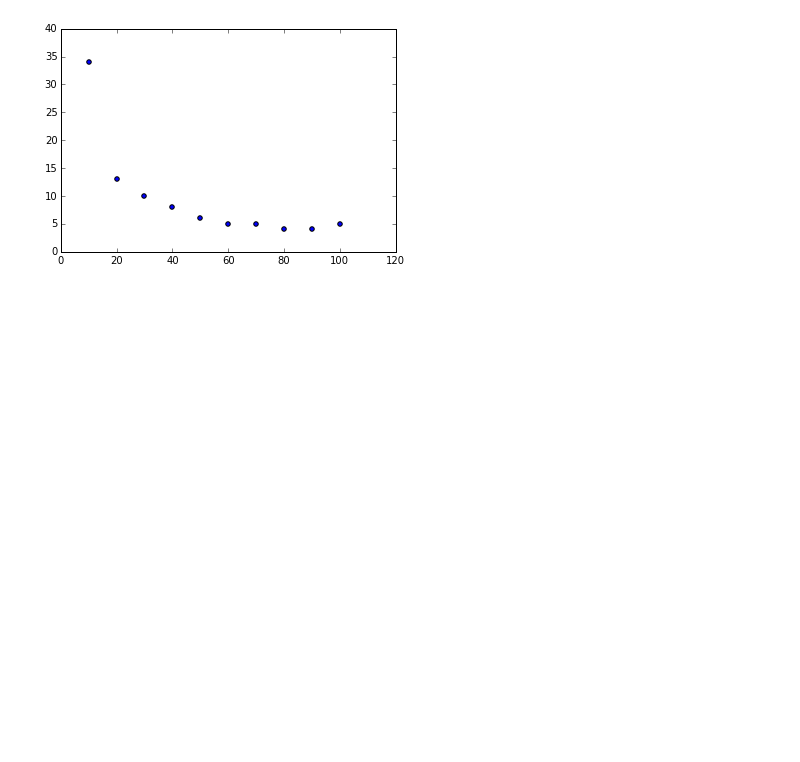
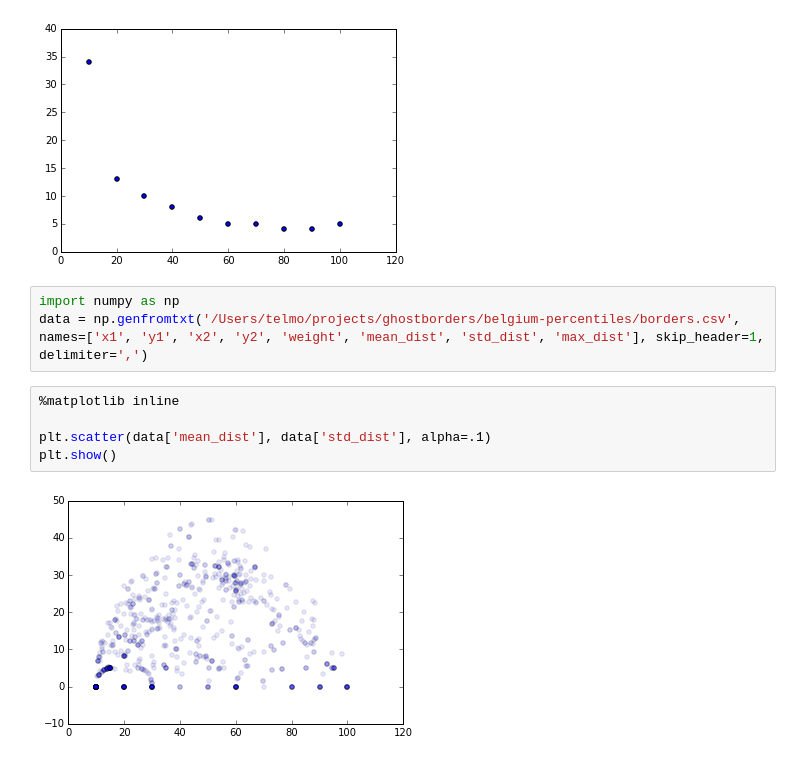
Before and after one commit to telmomenezes/ghostborders, a Jupyter notebook: ipython/graph_stats.ipynb, the cells around one changed output. Cells and saved outputs as stored; diff of their text form; blank space fills up the shorter version.

```diff
--- a/ipython/graph_stats.ipynb
+++ b/ipython/graph_stats.ipynb
@@ -49,3 +49,13 @@ plt.scatter(data['dist'], data['ncomms'])
 plt.show()
 # %% [output]
 [figure]
+# %%
+import numpy as np
+data = np.genfromtxt('/Users/telmo/projects/ghostborders/belgium-percentiles/borders.csv', names=['x1', 'y1', 'x2', 'y2', 'weight', 'mean_dist', 'std_dist', 'max_dist'], skip_header=1, delimiter=',')
+# %%
+%matplotlib inline
+
+plt.scatter(data['mean_dist'], data['std_dist'], alpha=.1)
+plt.show()
+# %% [output]
+[figure, added]
```
Also changed, not shown: 4 other files.
